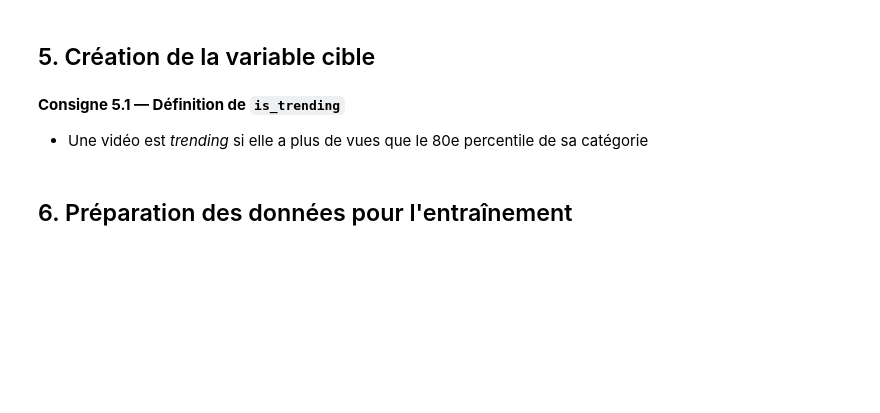
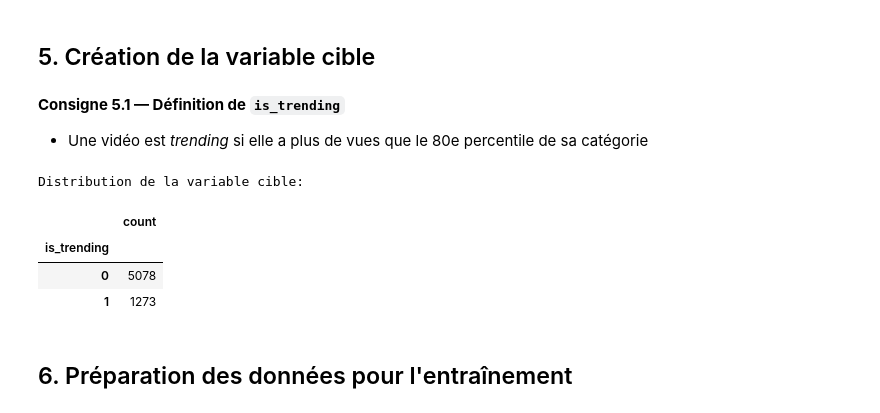
Before and after one commit to 17matb/youtube-trends, a Jupyter notebook: ml_youtube_trends.ipynb, the cells around one changed output. Saved outputs shown, nothing was run; the diff lists cells and outputs as text; code cells hidden in the pictures; blank space fills up the shorter version.

```diff
--- a/ml_youtube_trends.ipynb
+++ b/ml_youtube_trends.ipynb
@@ -345,10 +376,19 @@ display(df_clean[['title', 'title_length', 'title_word_count', 'has_caps', 'has_
 - Une vidéo est *trending* si elle a plus de vues que le 80e percentile de sa catégorie
 # %%
 # VOTRE CODE ICI - Section 5.1
-# df_clean['is_trending'] = (df_clean.groupby('category_id')['views']
-#                                   .transform(lambda x: x > x.quantile(0.8))).astype(int)
-# print("Distribution de la variable cible:")
-# display(df_clean['is_trending'].value_counts().to_frame('count'))
+# ?
+df_clean['is_trending'] = (
+    df_clean.groupby('category_id')['views'].transform(lambda x: x > x.quantile(0.8))
+).astype(int)
+
+print('Distribution de la variable cible:')
+display(df_clean['is_trending'].value_counts().to_frame('count'))
+# %% [output]
+Distribution de la variable cible:
+|  | count |
+| is_trending |  |
+| 0 | 5078 |
+| 1 | 1273 |
 # %% [markdown]
 ## 6. Préparation des données pour l'entraînement
 # %% [markdown]
```
Also changed, not shown: parts of 10 cells of this notebook, 2 other files.
